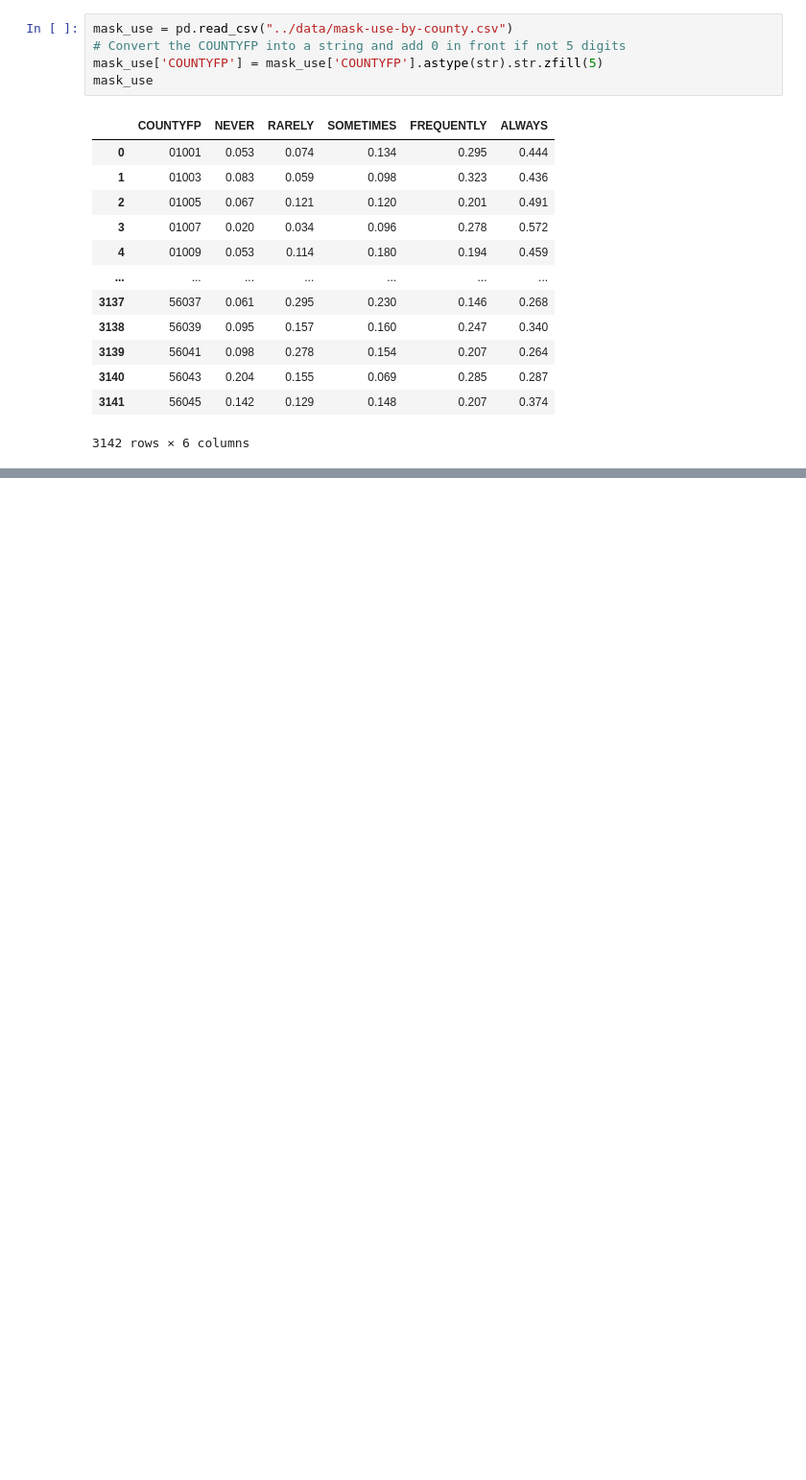
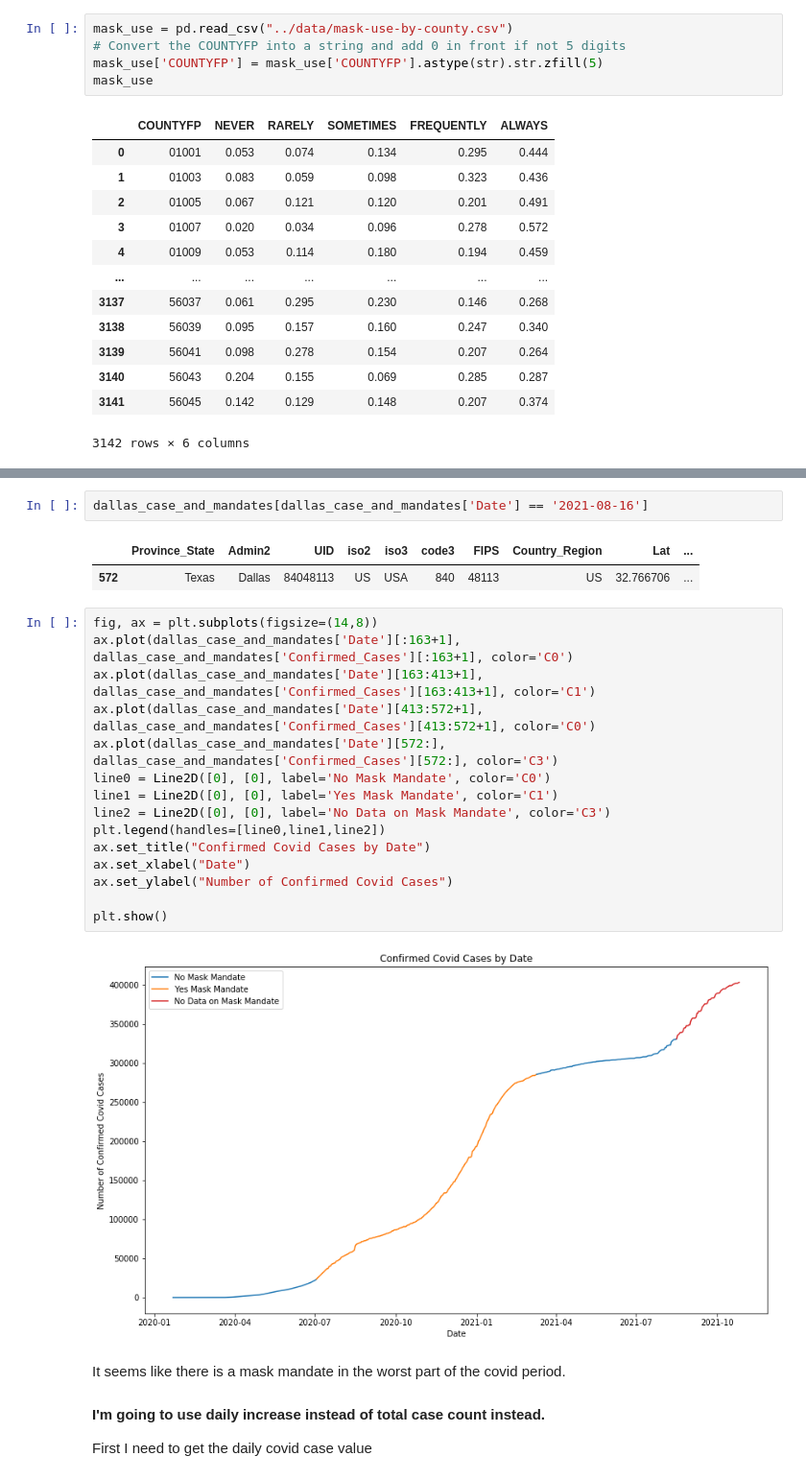
Before and after one commit to azhou5211/hcde_project, a Jupyter notebook: A4/notebooks/A4.ipynb, the cells around one changed output, grey strips where cells are left out. Shown at 96% size. Drawn from its saved outputs; the diff is of its cells as text; blank space fills up the shorter version.

```diff
--- a/A4/notebooks/A4.ipynb
+++ b/A4/notebooks/A4.ipynb
@@ -75,0 +194,26 @@ mask_use
+# %%
+dallas_case_and_mandates[dallas_case_and_mandates['Date'] == '2021-08-16']
+# %% [output]
+|  | Province_State | Admin2 | UID | iso2 | iso3 | code3 | FIPS | Country_Region | Lat | ... |
+| 572 | Texas | Dallas | 84048113 | US | USA | 840 | 48113 | US | 32.766706 | ... |
+# %%
+fig, ax = plt.subplots(figsize=(14,8))
+ax.plot(dallas_case_and_mandates['Date'][:163+1], dallas_case_and_mandates['Confirmed_Cases'][:163+1], color='C0')
+ax.plot(dallas_case_and_mandates['Date'][163:413+1], dallas_case_and_mandates['Confirmed_Cases'][163:413+1], color='C1')
+ax.plot(dallas_case_and_mandates['Date'][413:572+1], dallas_case_and_mandates['Confirmed_Cases'][413:572+1], color='C0')
+ax.plot(dallas_case_and_mandates['Date'][572:], dallas_case_and_mandates['Confirmed_Cases'][572:], color='C3')
+line0 = Line2D([0], [0], label='No Mask Mandate', color='C0')
+line1 = Line2D([0], [0], label='Yes Mask Mandate', color='C1')
+line2 = Line2D([0], [0], label='No Data on Mask Mandate', color='C3')
+plt.legend(handles=[line0,line1,line2])
+ax.set_title("Confirmed Covid Cases by Date")
+ax.set_xlabel("Date")
+ax.set_ylabel("Number of Confirmed Covid Cases")
+
+plt.show()
+# %% [output]
+[figure, added]
+# %% [markdown]
+It seems like there is a mask mandate in the worst part of the covid period.
+#### I'm going to use daily increase instead of total case count instead.
+First I need to get the daily covid case value
```
Also changed, not shown: parts of 41 cells of this notebook.
